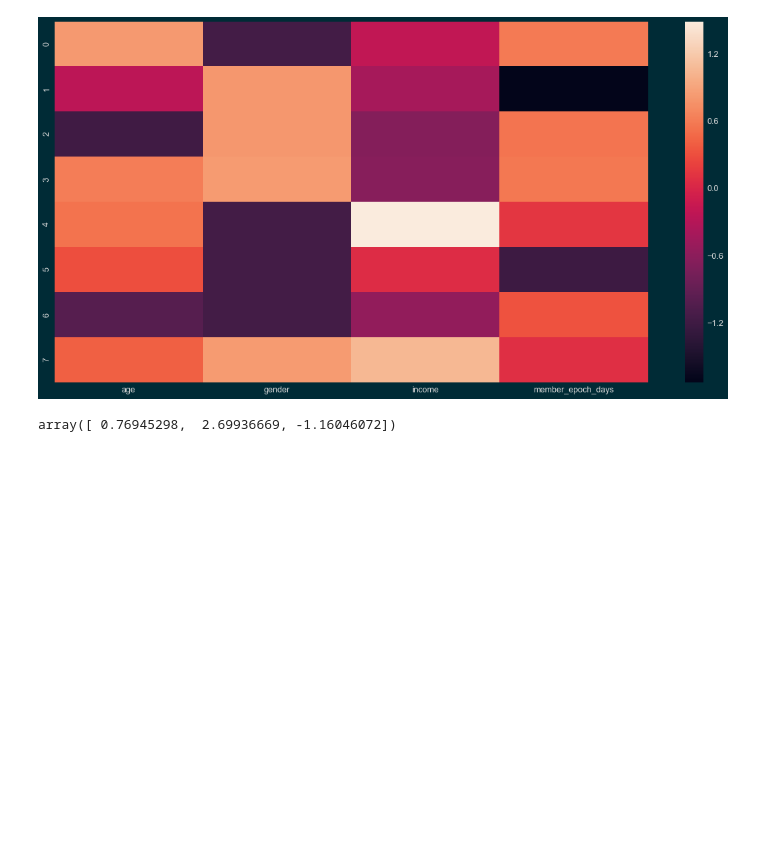
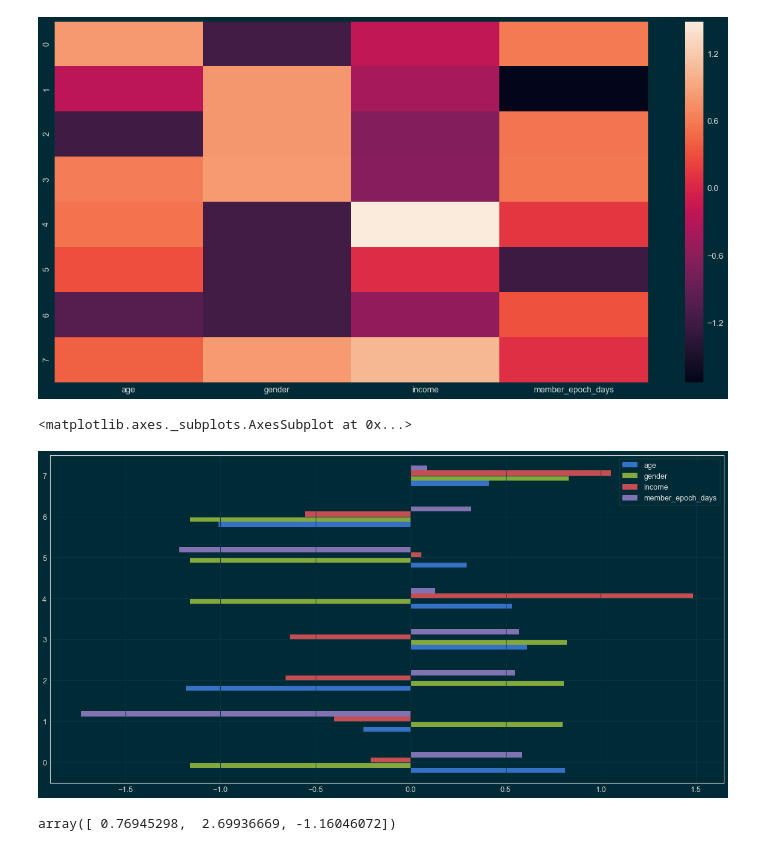
Before and after one commit to mtasende/starbucks-advertising, a Jupyter notebook: notebooks/scratchpad/005-mt-clustering.ipynb, the cells around one changed output. Saved outputs shown, nothing was run; the diff lists cells and outputs as text; code cells hidden in the pictures; blank space fills up the shorter version.

Commit message:
continue clustering

```diff
--- a/notebooks/scratchpad/005-mt-clustering.ipynb
+++ b/notebooks/scratchpad/005-mt-clustering.ipynb
@@ -303,6 +303,11 @@ sns.heatmap(X_s_train.groupby(cluster_labels).mean())
 # %% [output]
 <matplotlib.axes._subplots.AxesSubplot at 0x...>
 [figure]
+# %%
+X_s_train.groupby(cluster_labels).mean().plot(kind='barh')
+# %% [output]
+<matplotlib.axes._subplots.AxesSubplot at 0x...>
+[figure, added]
 # %%
 X_s_train.gender.unique()
 # %% [output]
```
Also changed, not shown: parts of 2 cells of this notebook.
